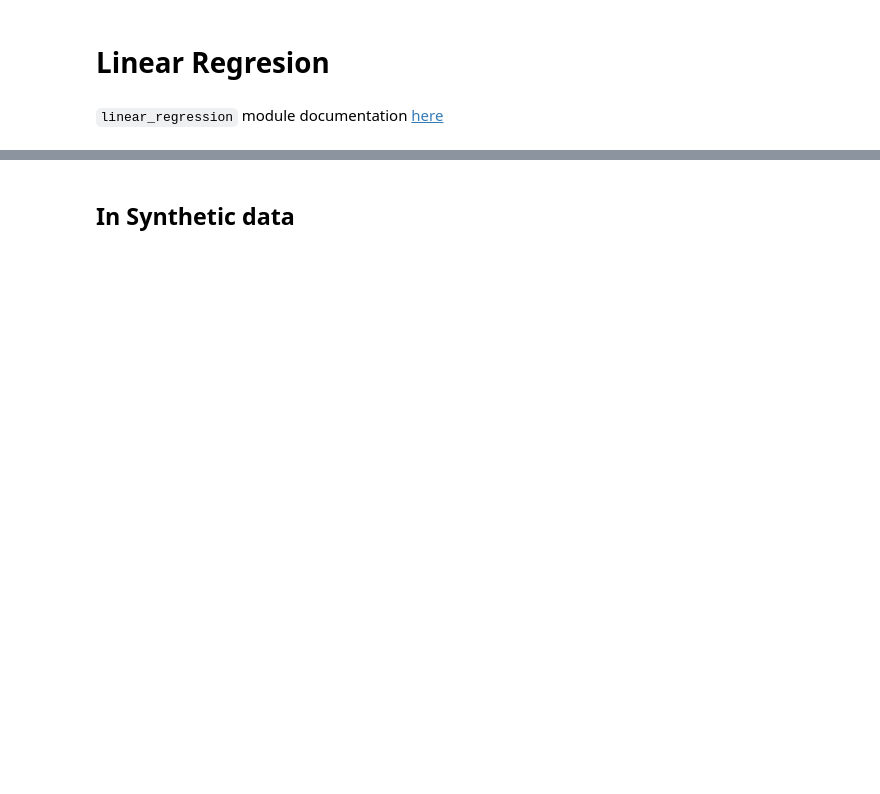
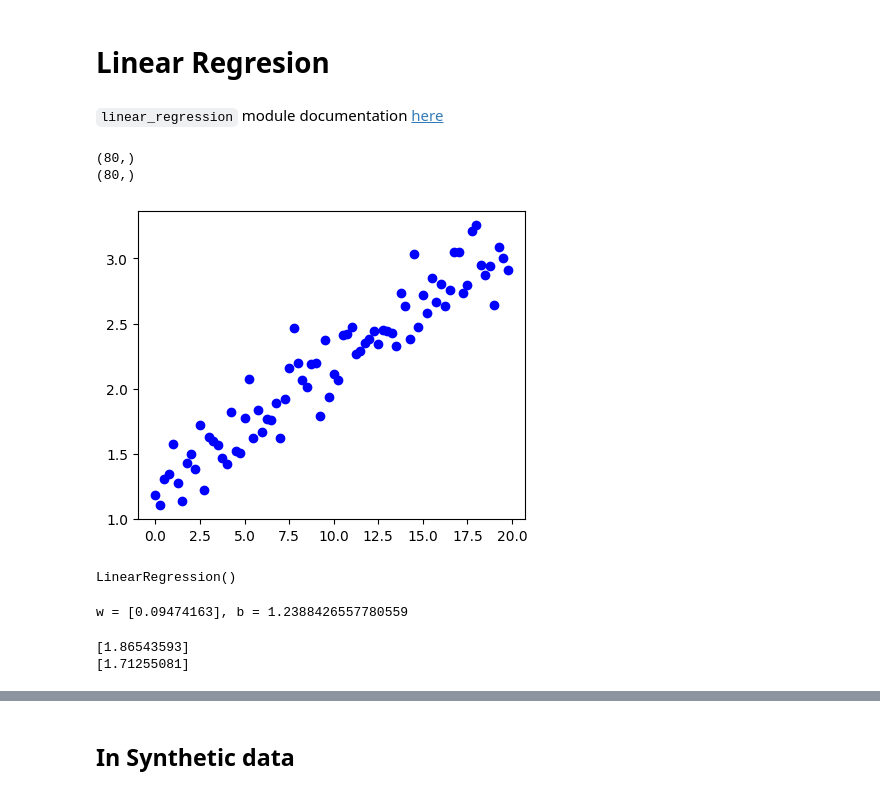
Before and after one commit to rubenfonnegra/machine_learning, a Jupyter notebook: Sem_03/Linear_Reg.ipynb, the cells around one changed output, grey strips where cells are left out. Cells and saved outputs as stored; diff of their text form; code cells hidden in the pictures; blank space fills up the shorter version.

Commit message:
Upload Linear_Reg,kernels_svm,Supervised_Metrics

```diff
--- a/Sem_03/Linear_Reg.ipynb
+++ b/Sem_03/Linear_Reg.ipynb
@@ -8,31 +8,45 @@ import matplotlib.pyplot as plt # plots
 from sklearn.linear_model import LinearRegression
 # %%
 def f(x) : # Create a function that samples from linear function
-  y = (0.0918 * x) + 1.2859 + 0.1*np.random.randn (x.shape[0]) # Linear function
+  y = (0.0918 * x) + 1.2859 + 0.15*np.random.randn (x.shape[0]) # Linear function, el 0.15 es el ruido
   return y
 
 # create training samples
-x = np.arange (0, 20, 0.25); print (x.shape)
+x = np.arange (0, 20, 0.25); print (x.shape) #da 80 puntos
 # Generate samples
-y = _ ; print (y.shape)
+y = f(x) ; print (y.shape)
 
 # Scatter plot
-plt.scatter(x, y, color = 'blue')
+_, ax = plt.subplots(figsize=(5,4))
+ax.scatter(x, y, color = 'blue')
+plt.show()
+# %% [output]
+(80,)
+(80,)
+[figure, added]
+# %%
+# Create an instance
+linear_regression = LinearRegression()
+
+# Train the model
+linear_regression.fit( x.reshape(-1,1) , y ) # (# Samples, # Features)
+#se debe hacer el reshape dde x porque tenemos una sola características y sklearn recibe un  arreglo 2D
+# %% [output]
+LinearRegression()
 # %%
-# Create an instance
-linear_regression = LinearRegression()
-
-# Train the model
-linear_regression.fit( _ , _ ) # (# Samples, # Features)
-
 # Print estimated values
 print ("w = " + str(linear_regression.coef_) + ", b = " + str(linear_regression.intercept_))
+# %% [output]
+w = [0.09474163], b = 1.2388426557780559
 # %%
 # Create a new sample estimate prediction
 new_sample = np.array([5])
 print (f(new_sample))
 
-prediction = linear_regression.predict( _ )
+prediction = linear_regression.predict( new_sample.reshape(-1,1) )
 print (prediction)
+# %% [output]
+[1.86543593]
+[1.71255081]
 # %%
 # Predict x values
```
Also changed, not shown: parts of 7 cells of this notebook, 2 other files.
